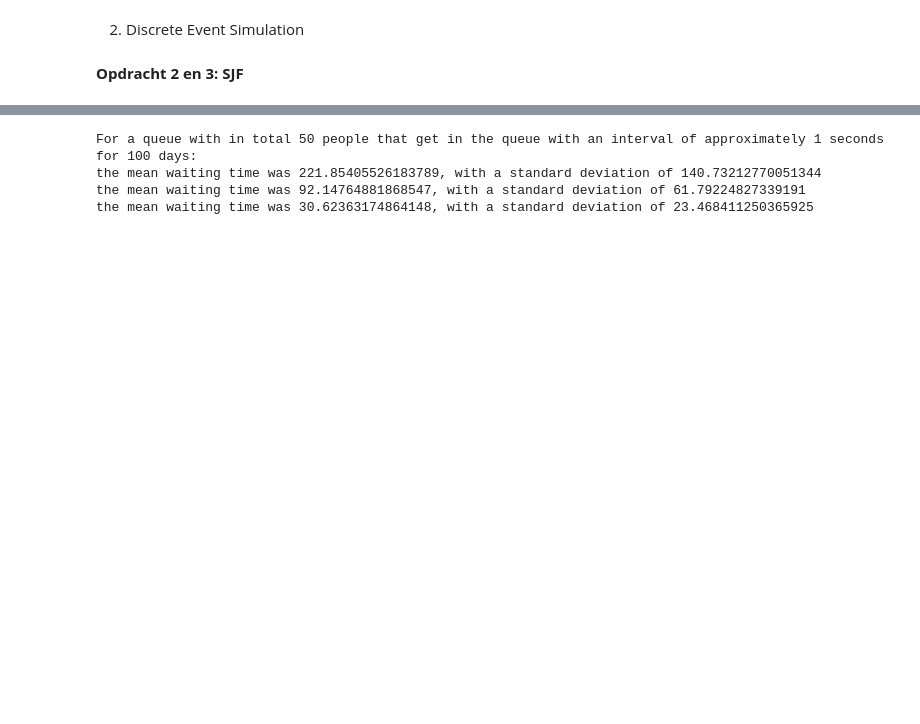
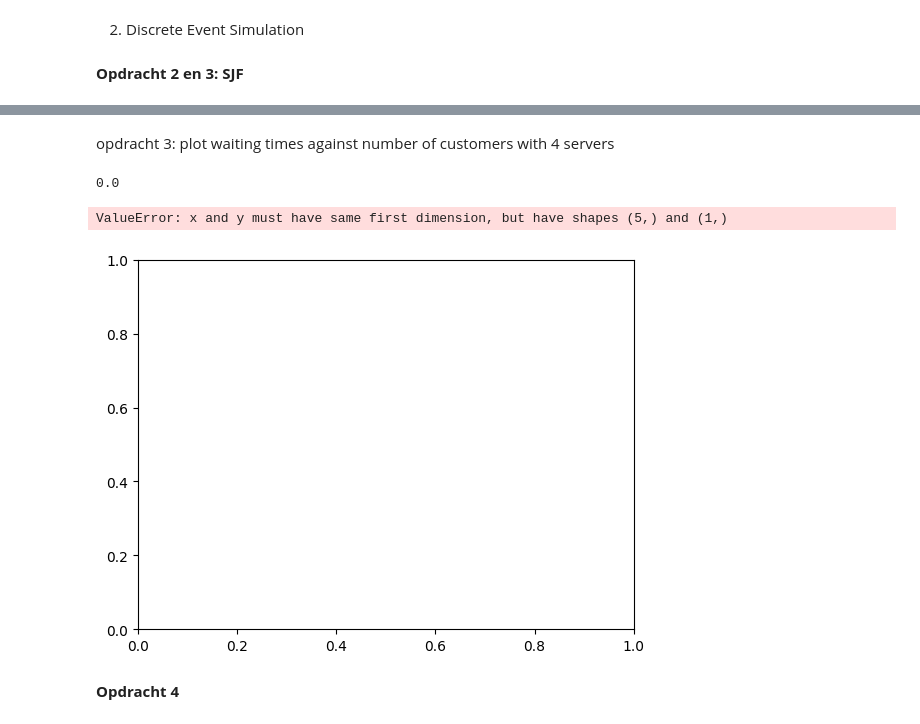
Before and after one commit to LoesBijman/stochastic_2, a Jupyter notebook: assignment_2.ipynb, the cells around one changed output, grey strips where cells are left out. Drawn from its saved outputs; the diff is of its cells as text; code cells hidden in the pictures; blank space fills up the shorter version.

```diff
--- a/assignment_2.ipynb
+++ b/assignment_2.ipynb
@@ -253,10 +211,37 @@ System load 4 servers: 0.025
-# %%
-print(f"For a queue with in total {n_persons} people that get in the queue with an interval of approximately {arrival_rate} seconds for {runs} days:")
-print(f"the mean waiting time was {np.mean(waiting_times_n1_sjf)}, with a standard deviation of {np.std(waiting_times_n1_sjf)}")
-print(f"the mean waiting time was {np.mean(waiting_times_n2_sjf)}, with a standard deviation of {np.std(waiting_times_n2_sjf)}")
-print(f"the mean waiting time was {np.mean(waiting_times_n4_sjf)}, with a standard deviation of {np.std(waiting_times_n4_sjf)}")
-# %% [output]
-For a queue with in total 50 people that get in the queue with an interval of approximately 1 seconds for 100 days:
-the mean waiting time was 221.85405526183789, with a standard deviation of 140.73212770051344
-the mean waiting time was 92.14764881868547, with a standard deviation of 61.79224827339191
-the mean waiting time was 30.62363174864148, with a standard deviation of 23.468411250365925
+# %% [markdown]
+opdracht 3: plot waiting times against number of customers with 4 servers
+# %%
+random.seed(3)
+runs = 10
+n_customers = 5
+rho = 0.8
+mu = 1/2
+
+env = simpy.Environment()
+
+
+waiting_times = []
+
+waiting_times_sjf = []
+for i in range(runs):
+    MM4queue_fifo = Queue(env,4,rho,mu)
+
+    waiting_times.append(MM4queue_fifo.run_sim(n_customers))
+
+    MM4queue_sjf = Queue(env,4,rho,mu, scheduling_type='SJF')
+
+    waiting_times_sjf.append(MM4queue_sjf.run_sim(n_customers))
+# %%
+print(np.mean(np.array(waiting_times).T[0]))
+x = np.arange(n_customers)
+
+def mean(x):
+    return np.mean(np.array(waiting_times).T[x])
+
+plt.plot(x, mean(x))
+# %% [output]
+0.0
+ValueError: x and y must have same first dimension, but have shapes (5,) and (1,)
+[figure, added]
+# %% [markdown]
+**Opdracht 4**
```
Also changed, not shown: parts of 8 cells of this notebook.
